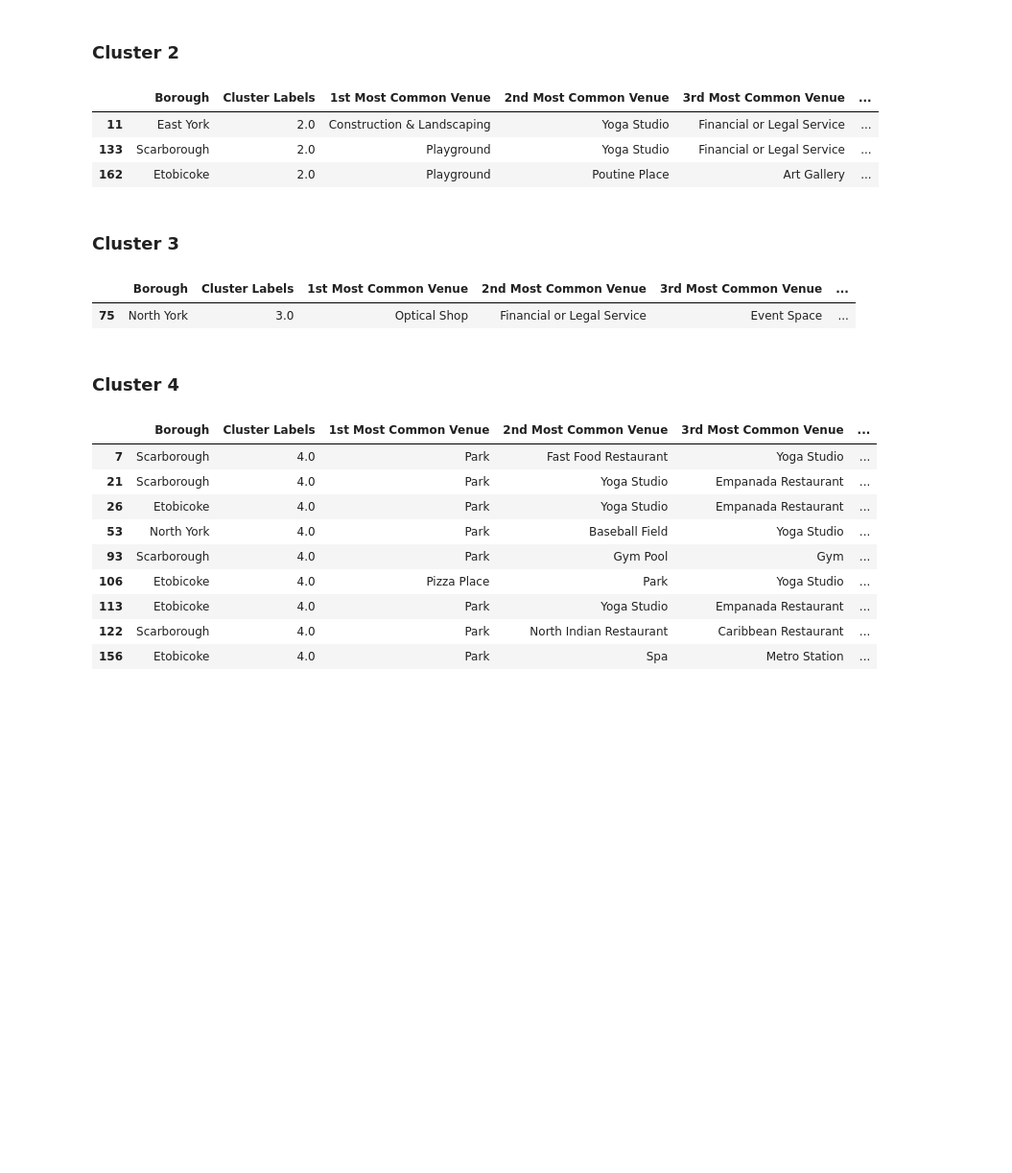
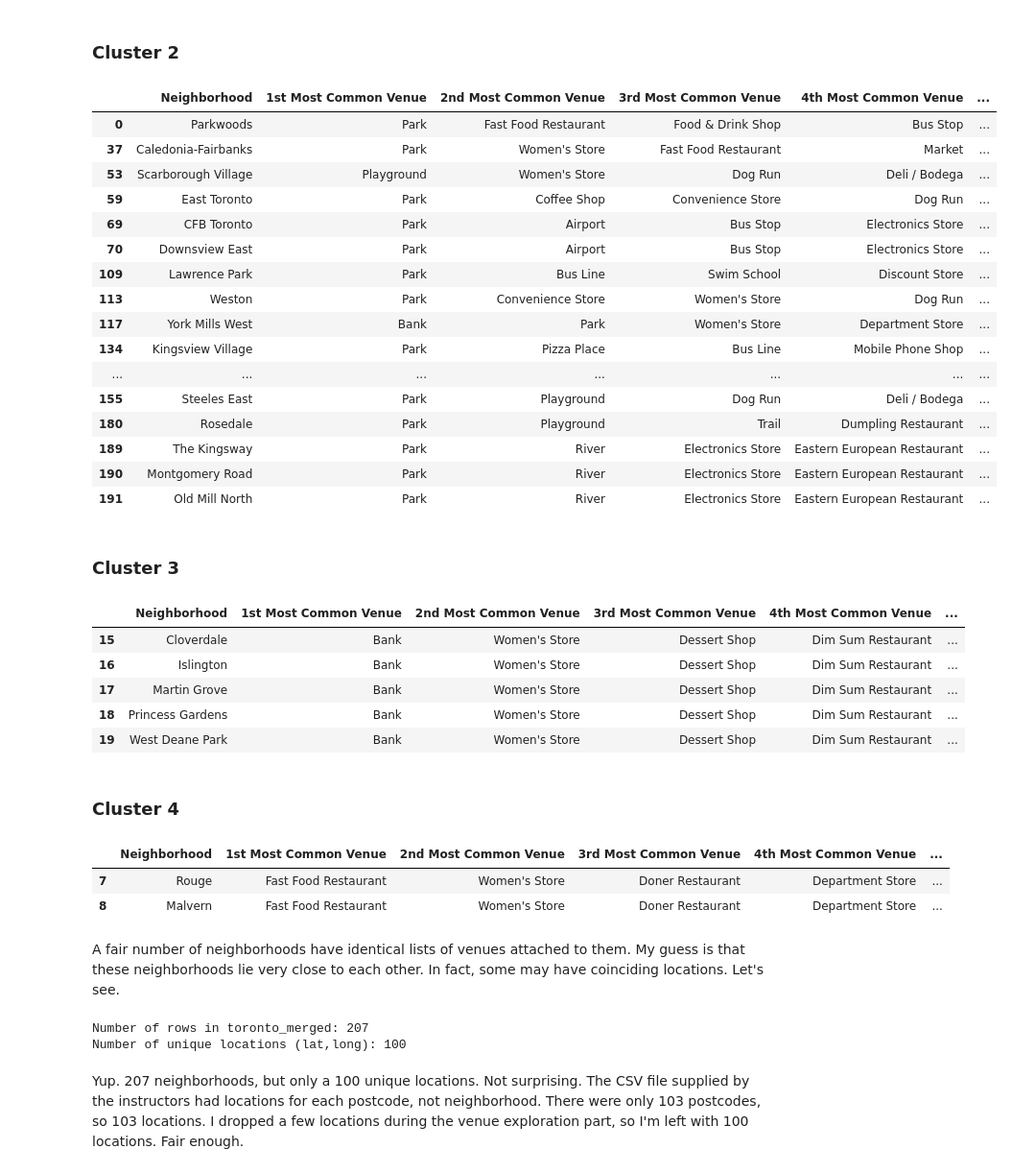
Before and after one commit to saba-vadarevu/IBM-dataScience-Capstone, a Jupyter notebook: IBM_DataScience_Capstone.ipynb, the cells around one changed output. Shown at 96% size. Drawn from its saved outputs; the diff is of its cells as text; code cells hidden in the pictures; blank space fills up the shorter version.

Commit message:
Clustering Neighborhoods in Toronto; Assignment 2. Final commit.
Modified version, now does the processing as indicated in the assignment.

```diff
--- a/IBM_DataScience_Capstone.ipynb
+++ b/IBM_DataScience_Capstone.ipynb
@@ -106,0 +146,2 @@ df.head()
+# %%
+df0 = df.copy()   # Use this later when merging with data uploaded by instructors
@@ -197,0 +247,3 @@ Now the DataFrame looks identical to the one from the exercise.
+# %%
+df1 = pd.read_csv('https://cocl.us/Geospatial_data')
+df1.head()
@@ -197,0 +257,6 @@ Now the DataFrame looks identical to the one from the exercise.
+# %%
+# I called my postcode column 'Postcode'. Gotta rename.
+df1.rename(index=str, columns={"Postal Code":"Postcode"},inplace=True)
+# %%
+df = df0.merge(df1, how='inner', on='Postcode')
+df.head()
@@ -471,31 +547,51 @@ toronto_merged.loc[toronto_merged['Cluster Labels'] == 1, toronto_merged.columns
 # %% [markdown]
 ### Cluster 2
 # %%
-toronto_merged.loc[toronto_merged['Cluster Labels'] == 2, toronto_merged.columns[[1] + list(range(5, toronto_merged.shape[1]))]]
+toronto_merged.loc[toronto_merged['Cluster Labels'] == 2, toronto_merged.columns[[2] + list(range(6, toronto_merged.shape[1]))]]
 # %% [output]
-|  | Borough | Cluster Labels | 1st Most Common Venue | 2nd Most Common Venue | 3rd Most Common Venue | ... |
-| 11 | East York | 2.0 | Construction & Landscaping | Yoga Studio | Financial or Legal Service | ... |
-| 133 | Scarborough | 2.0 | Playground | Yoga Studio | Financial or Legal Service | ... |
-| 162 | Etobicoke | 2.0 | Playground | Poutine Place | Art Gallery | ... |
+|  | Neighborhood | 1st Most Common Venue | 2nd Most Common Venue | 3rd Most Common Venue | 4th Most Common Venue | ... |
+| 0 | Parkwoods | Park | Fast Food Restaurant | Food & Drink Shop | Bus Stop | ... |
+| 37 | Caledonia-Fairbanks | Park | Women's Store | Fast Food Restaurant | Market | ... |
+| 53 | Scarborough Village | Playground | Women's Store | Dog Run | Deli / Bodega | ... |
+| 59 | East Toronto | Park | Coffee Shop | Convenience Store | Dog Run | ... |
+| 69 | CFB Toronto | Park | Airport | Bus Stop | Electronics Store | ... |
+| 70 | Downsview East | Park | Airport | Bus Stop | Electronics Store | ... |
+| 109 | Lawrence Park | Park | Bus Line | Swim School | Discount Store | ... |
+| 113 | Weston | Park | Convenience Store | Women's Store | Dog Run | ... |
+| 117 | York Mills West | Bank | Park | Women's Store | Department Store | ... |
+| 134 | Kingsview Village | Park | Pizza Place | Bus Line | Mobile Phone Shop | ... |
+| ... | ... | ... | ... | ... | ... | ... |
+| 155 | Steeles East | Park | Playground | Dog Run | Deli / Bodega | ... |
+| 180 | Rosedale | Park | Playground | Trail | Dumpling Restaurant | ... |
+| 189 | The Kingsway | Park | River | Electronics Store | Eastern European Restaurant | ... |
+| 190 | Montgomery Road | Park | River | Electronics Store | Eastern European Restaurant | ... |
+| 191 | Old Mill North | Park | River | Electronics Store | Eastern European Restaurant | ... |
 # %% [markdown]
 ### Cluster 3
 # %%
-toronto_merged.loc[toronto_merged['Cluster Labels'] == 3, toronto_merged.columns[[1] + list(range(5, toronto_merged.shape[1]))]]
+toronto_merged.loc[toronto_merged['Cluster Labels'] == 3, toronto_merged.columns[[2] + list(range(6, toronto_merged.shape[1]))]]
 # %% [output]
-|  | Borough | Cluster Labels | 1st Most Common Venue | 2nd Most Common Venue | 3rd Most Common Venue | ... |
-| 75 | North York | 3.0 | Optical Shop | Financial or Legal Service | Event Space | ... |
+|  | Neighborhood | 1st Most Common Venue | 2nd Most Common Venue | 3rd Most Common Venue | 4th Most Common Venue | ... |
+| 15 | Cloverdale | Bank | Women's Store | Dessert Shop | Dim Sum Restaurant | ... |
+| 16 | Islington | Bank | Women's Store | Dessert Shop | Dim Sum Restaurant | ... |
+| 17 | Martin Grove | Bank | Women's Store | Dessert Shop | Dim Sum Restaurant | ... |
+| 18 | Princess Gardens | Bank | Women's Store | Dessert Shop | Dim Sum Restaurant | ... |
+| 19 | West Deane Park | Bank | Women's Store | Dessert Shop | Dim Sum Restaurant | ... |
 # %% [markdown]
 ### Cluster 4
 # %%
-toronto_merged.loc[toronto_merged['Cluster Labels'] == 4, toronto_merged.columns[[1] + list(range(5, toronto_merged.shape[1]))]]
+toronto_merged.loc[toronto_merged['Cluster Labels'] == 4, toronto_merged.columns[[2] + list(range(6, toronto_merged.shape[1]))]]
 # %% [output]
-|  | Borough | Cluster Labels | 1st Most Common Venue | 2nd Most Common Venue | 3rd Most Common Venue | ... |
-| 7 | Scarborough | 4.0 | Park | Fast Food Restaurant | Yoga Studio | ... |
-| 21 | Scarborough | 4.0 | Park | Yoga Studio | Empanada Restaurant | ... |
-| 26 | Etobicoke | 4.0 | Park | Yoga Studio | Empanada Restaurant | ... |
-| 53 | North York | 4.0 | Park | Baseball Field | Yoga Studio | ... |
-| 93 | Scarborough | 4.0 | Park | Gym Pool | Gym | ... |
-| 106 | Etobicoke | 4.0 | Pizza Place | Park | Yoga Studio | ... |
-| 113 | Etobicoke | 4.0 | Park | Yoga Studio | Empanada Restaurant | ... |
-| 122 | Scarborough | 4.0 | Park | North Indian Restaurant | Caribbean Restaurant | ... |
-| 156 | Etobicoke | 4.0 | Park | Spa | Metro Station | ... |
+|  | Neighborhood | 1st Most Common Venue | 2nd Most Common Venue | 3rd Most Common Venue | 4th Most Common Venue | ... |
+| 7 | Rouge | Fast Food Restaurant | Women's Store | Doner Restaurant | Department Store | ... |
+| 8 | Malvern | Fast Food Restaurant | Women's Store | Doner Restaurant | Department Store | ... |
+# %% [markdown]
+A fair number of neighborhoods have identical lists of venues attached to them. My guess is that these neighborhoods lie very close to each other. In fact, some may have coinciding locations. Let's see.
+# %%
+print("Number of rows in toronto_merged:", len(toronto_merged))
+print("Number of unique locations (lat,long):", toronto_merged.groupby(['Latitude', 'Longitude']).ngroups )
+# %% [output]
+Number of rows in toronto_merged: 207
+Number of unique locations (lat,long): 100
+# %% [markdown]
+Yup. 207 neighborhoods, but only a 100 unique locations. Not surprising. The CSV file supplied by the instructors had locations for each postcode, not neighborhood. There were only 103 postcodes, so 103 locations. I dropped a few locations during the venue exploration part, so I'm left with 100 locations. Fair enough.
```
Also changed, not shown: parts of 49 cells of this notebook.
